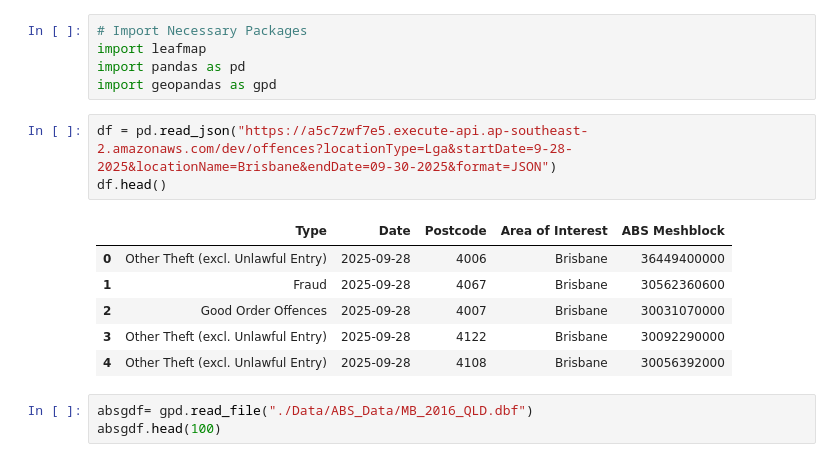
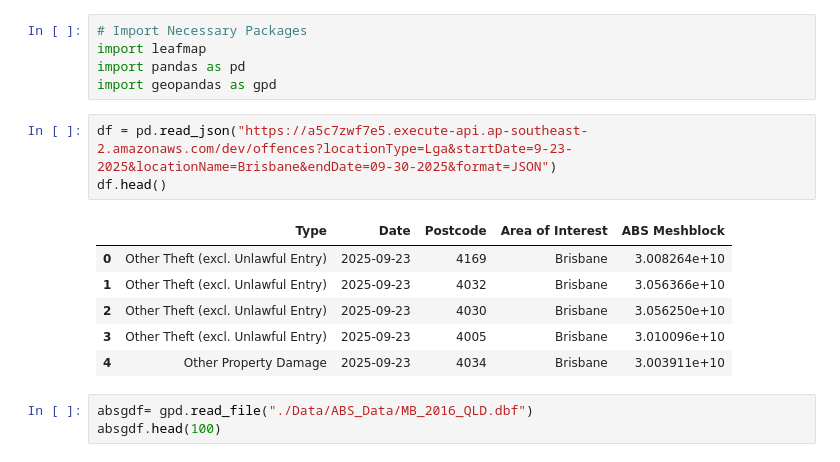
Before and after one commit to Renanya/MXB362, a Jupyter notebook: MXB362.ipynb, the cells around one changed output. Cells and saved outputs as stored; diff of their text form.

```diff
--- a/MXB362.ipynb
+++ b/MXB362.ipynb
@@ -4,15 +4,15 @@ import leafmap
 import pandas as pd
 import geopandas as gpd
 # %%
-df = pd.read_json("https://a5c7zwf7e5.execute-api.ap-southeast-2.amazonaws.com/dev/offences?locationType=Lga&startDate=9-28-2025&locationName=Brisbane&endDate=09-30-2025&format=JSON")
+df = pd.read_json("https://a5c7zwf7e5.execute-api.ap-southeast-2.amazonaws.com/dev/offences?locationType=Lga&startDate=9-23-2025&locationName=Brisbane&endDate=09-30-2025&format=JSON")
 df.head()
 # %% [output]
 |  | Type | Date | Postcode | Area of Interest | ABS Meshblock |
-| 0 | Other Theft (excl. Unlawful Entry) | 2025-09-28 | 4006 | Brisbane | 36449400000 |
-| 1 | Fraud | 2025-09-28 | 4067 | Brisbane | 30562360600 |
-| 2 | Good Order Offences | 2025-09-28 | 4007 | Brisbane | 30031070000 |
-| 3 | Other Theft (excl. Unlawful Entry) | 2025-09-28 | 4122 | Brisbane | 30092290000 |
-| 4 | Other Theft (excl. Unlawful Entry) | 2025-09-28 | 4108 | Brisbane | 30056392000 |
+| 0 | Other Theft (excl. Unlawful Entry) | 2025-09-23 | 4169 | Brisbane | 3.008264e+10 |
+| 1 | Other Theft (excl. Unlawful Entry) | 2025-09-23 | 4032 | Brisbane | 3.056366e+10 |
+| 2 | Other Theft (excl. Unlawful Entry) | 2025-09-23 | 4030 | Brisbane | 3.056250e+10 |
+| 3 | Other Theft (excl. Unlawful Entry) | 2025-09-23 | 4005 | Brisbane | 3.010096e+10 |
+| 4 | Other Property Damage | 2025-09-23 | 4034 | Brisbane | 3.003911e+10 |
 # %%
 absgdf= gpd.read_file("./Data/ABS_Data/MB_2016_QLD.dbf")
 absgdf.head(100)
```
Also changed, not shown: parts of 5 cells of this notebook, 2 other files.
